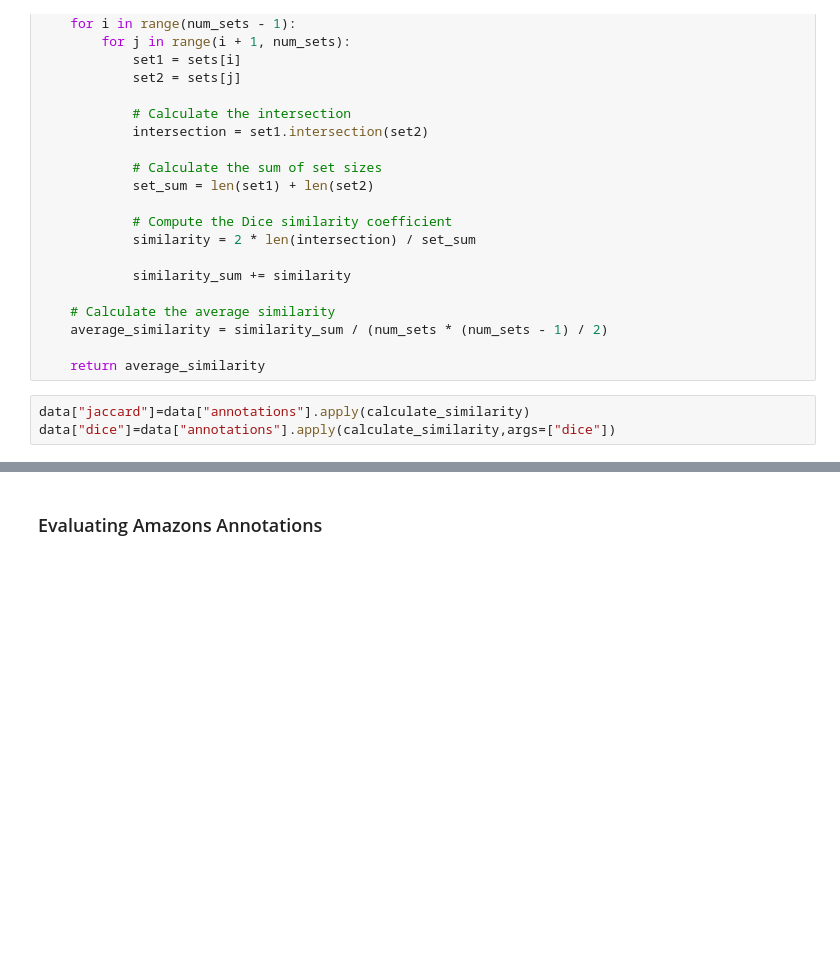
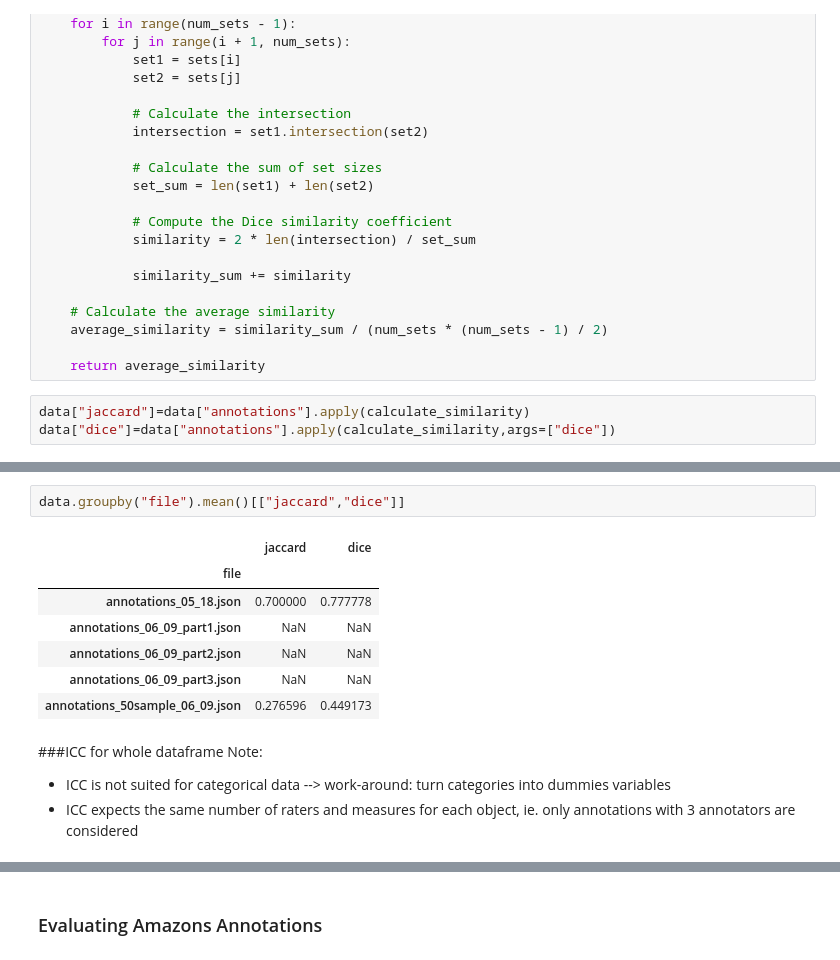
Before and after one commit to blue-create/langlens, a Jupyter notebook: analyses/annotations.ipynb, the cells around one changed output, grey strips where cells are left out. Drawn from its saved outputs; the diff is of its cells as text; blank space fills up the shorter version.

Commit message:
add icc for whole dataset

```diff
--- a/analyses/annotations.ipynb
+++ b/analyses/annotations.ipynb
@@ -145,0 +160,15 @@ Average dice similarity:  0.78
+# %%
+data.groupby("file").mean()[["jaccard","dice"]]
+# %% [output]
+|  | jaccard | dice |
+| file |  |  |
+| annotations_05_18.json | 0.700000 | 0.777778 |
+| annotations_06_09_part1.json | NaN | NaN |
+| annotations_06_09_part2.json | NaN | NaN |
+| annotations_06_09_part3.json | NaN | NaN |
+| annotations_50sample_06_09.json | 0.276596 | 0.449173 |
+# %% [markdown]
+###ICC for whole dataframe
+Note:
+- ICC is not suited for categorical data -->  work-around: turn categories into dummies variables
+- ICC expects the same number of raters and measures for each object, ie. only annotations with 3 annotators are considered
```
Also changed, not shown: parts of 16 cells of this notebook.
